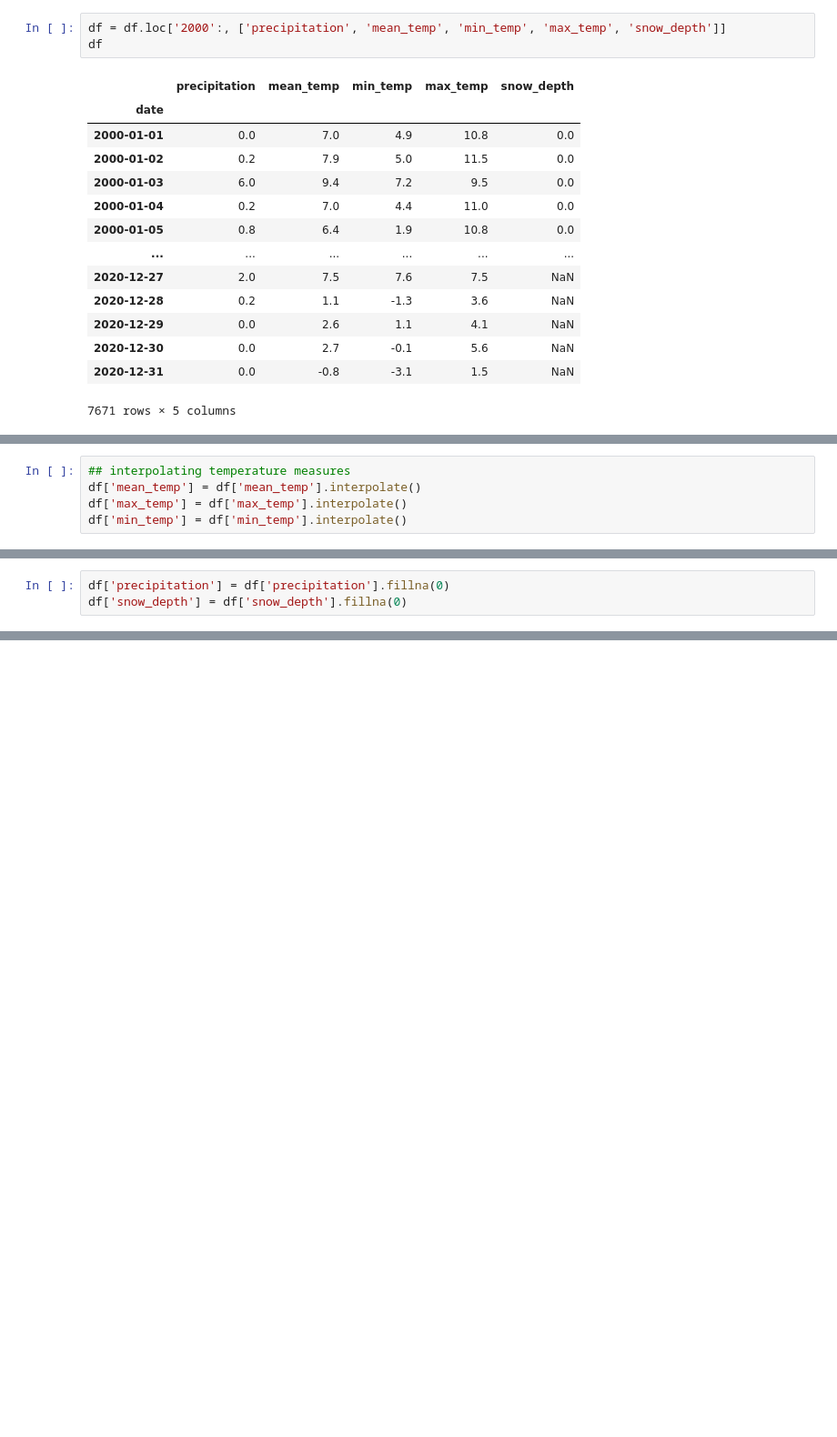
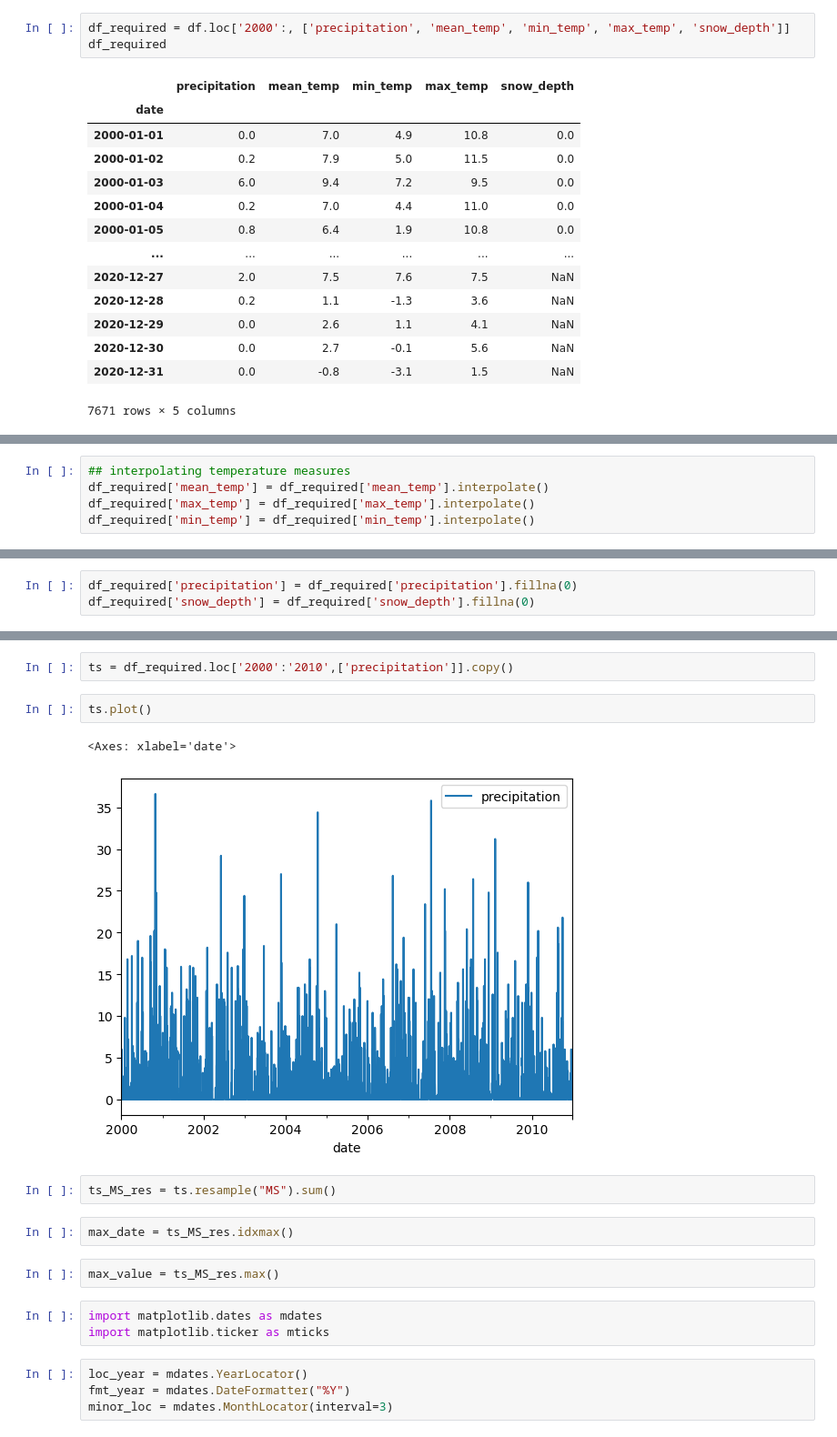
Before and after one commit to Mrammoss/Resampling-Datetime-Data, a Jupyter notebook: resampling.ipynb, the cells around one changed output, grey strips where cells are left out. Shown: that part at 91% size. Cells and saved outputs as stored; diff of their text form; blank space fills up the shorter version.

```diff
--- a/resampling.ipynb
+++ b/resampling.ipynb
@@ -66,8 +66,8 @@ DatetimeIndex(['1979-01-01', '1979-01-02', '1979-01-03', '1979-01-04',
                '2020-12-30', '2020-12-31'],
               dtype='datetime64[ns]', name='date', length=15341, freq=None)
 # %%
-df = df.loc['2000':, ['precipitation', 'mean_temp', 'min_temp', 'max_temp', 'snow_depth']]
-df
+df_required = df.loc['2000':, ['precipitation', 'mean_temp', 'min_temp', 'max_temp', 'snow_depth']]
+df_required
 # %% [output]
 |  | precipitation | mean_temp | min_temp | max_temp | snow_depth |
 | date |  |  |  |  |  |
@@ -94,6 +94,6 @@ snow_depth       1752
 dtype: int64
 # %%
 ## interpolating temperature measures
-df['mean_temp'] = df['mean_temp'].interpolate()
-df['max_temp'] = df['max_temp'].interpolate()
-df['min_temp'] = df['min_temp'].interpolate()
+df_required['mean_temp'] = df_required['mean_temp'].interpolate()
+df_required['max_temp'] = df_required['max_temp'].interpolate()
+df_required['min_temp'] = df_required['min_temp'].interpolate()
@@ -109,4 +109,4 @@ dtype: int64
 # %%
-df['precipitation'] = df['precipitation'].fillna(0)
-df['snow_depth'] = df['snow_depth'].fillna(0)
+df_required['precipitation'] = df_required['precipitation'].fillna(0)
+df_required['snow_depth'] = df_required['snow_depth'].fillna(0)
 # %%
@@ -123,0 +131,20 @@ from matplotlib import dates as mdates
+# %%
+ts = df_required.loc['2000':'2010',['precipitation']].copy()
+# %%
+ts.plot()
+# %% [output]
+<Axes: xlabel='date'>
+[figure, added]
+# %%
+ts_MS_res = ts.resample("MS").sum()
+# %%
+max_date = ts_MS_res.idxmax()
+# %%
+max_value = ts_MS_res.max()
+# %%
+import matplotlib.dates as mdates
+import matplotlib.ticker as mticks
+# %%
+loc_year = mdates.YearLocator()
+fmt_year = mdates.DateFormatter("%Y")
+minor_loc = mdates.MonthLocator(interval=3)
```
Also changed, not shown: parts of 11 cells of this notebook.
